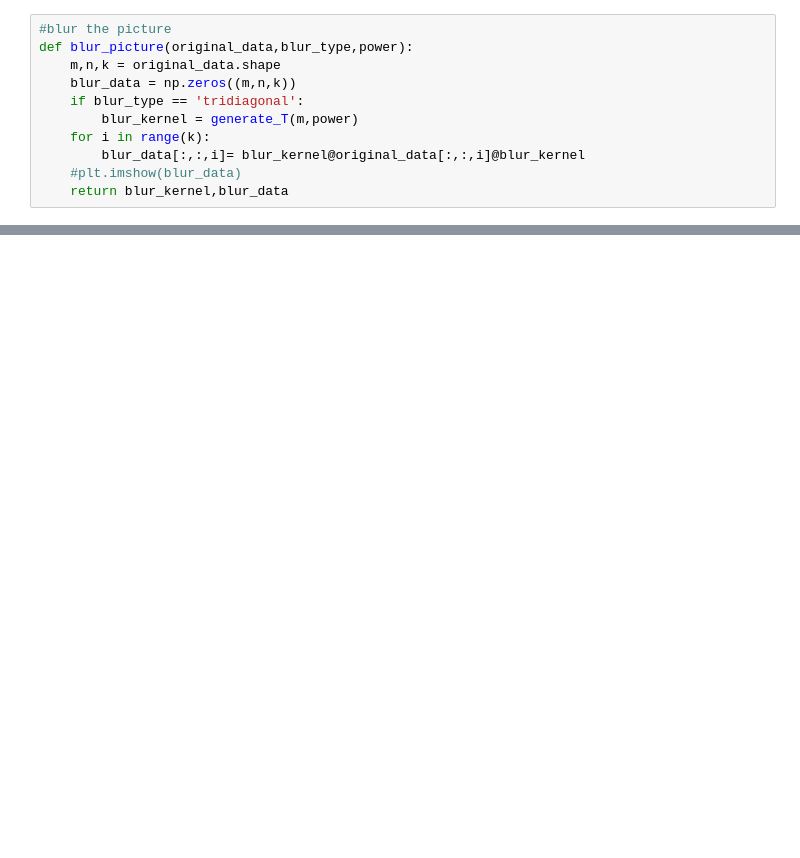
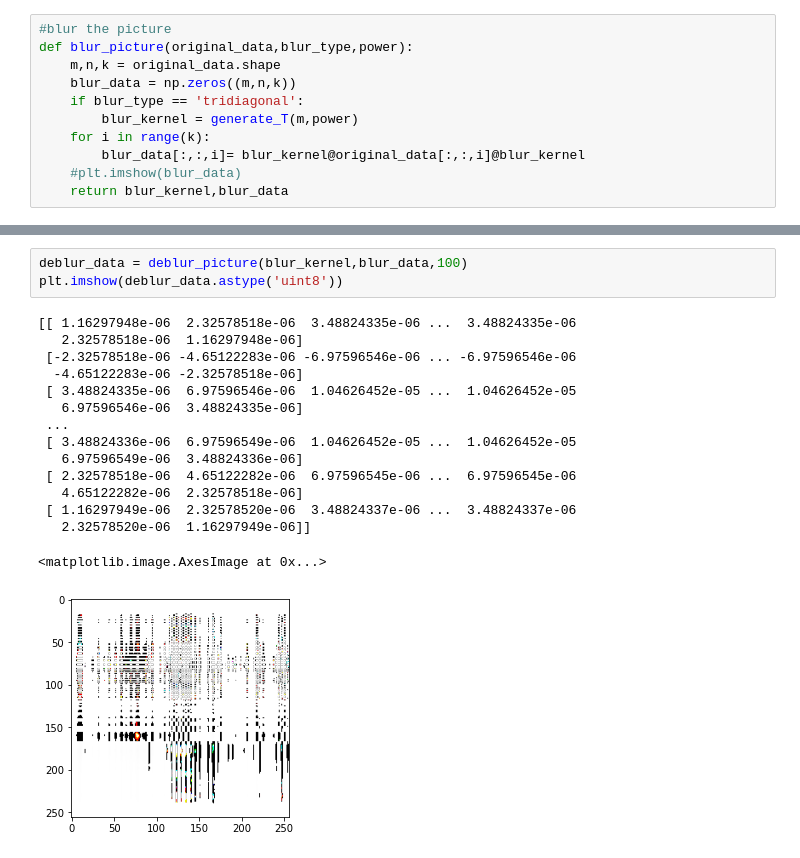
Before and after one commit to Linnore/DDA3005_114514, a Jupyter notebook: problem2.ipynb, the cells around one changed output, grey strips where cells are left out. Cells and saved outputs as stored; diff of their text form; blank space fills up the shorter version.

```diff
--- a/problem2.ipynb
+++ b/problem2.ipynb
@@ -80,0 +138,19 @@ sigma[0]
+# %%
+deblur_data = deblur_picture(blur_kernel,blur_data,100)
+plt.imshow(deblur_data.astype('uint8'))
+# %% [output]
+[[ 1.16297948e-06  2.32578518e-06  3.48824335e-06 ...  3.48824335e-06
+   2.32578518e-06  1.16297948e-06]
+ [-2.32578518e-06 -4.65122283e-06 -6.97596546e-06 ... -6.97596546e-06
+  -4.65122283e-06 -2.32578518e-06]
+ [ 3.48824335e-06  6.97596546e-06  1.04626452e-05 ...  1.04626452e-05
+   6.97596546e-06  3.48824335e-06]
+ ...
+ [ 3.48824336e-06  6.97596549e-06  1.04626452e-05 ...  1.04626452e-05
+   6.97596549e-06  3.48824336e-06]
+ [ 2.32578518e-06  4.65122282e-06  6.97596545e-06 ...  6.97596545e-06
+   4.65122282e-06  2.32578518e-06]
+ [ 1.16297949e-06  2.32578520e-06  3.48824337e-06 ...  3.48824337e-06
+   2.32578520e-06  1.16297949e-06]]
+<matplotlib.image.AxesImage at 0x...>
+[figure, added]
```
Also changed, not shown: parts of 9 cells of this notebook.
